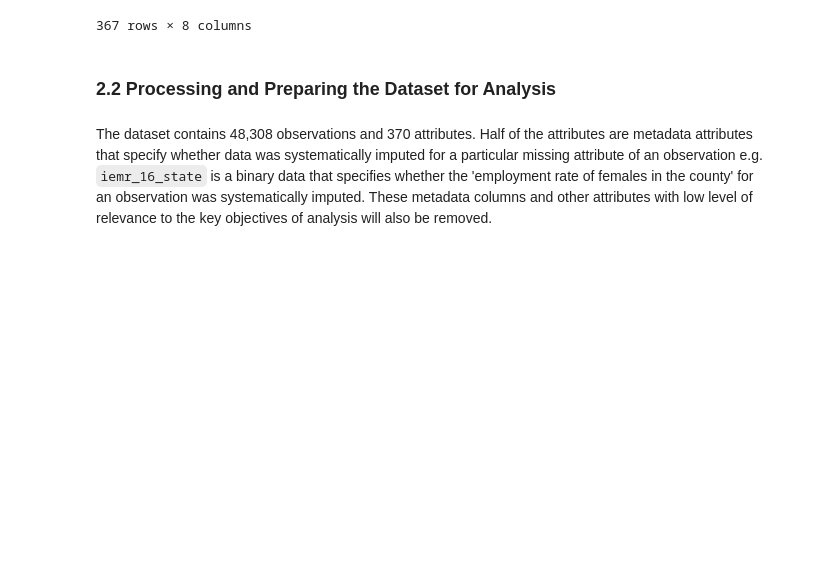
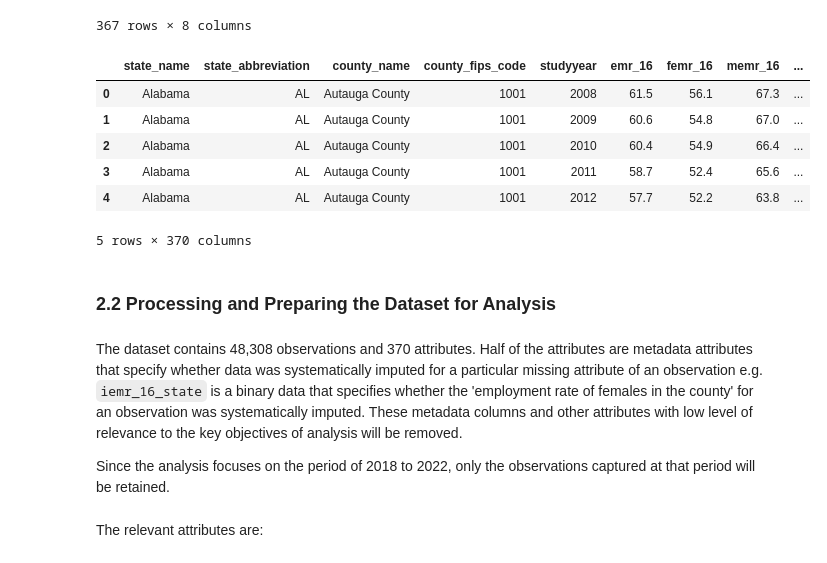
Before and after one commit to kaymighty86/us-poverty-rate-analysis, a Jupyter notebook: us_poverty_rate_analysis_notebook.ipynb, the cells around one changed output. Drawn from its saved outputs; the diff is of its cells as text; code cells hidden in the pictures; blank space fills up the shorter version.

```diff
--- a/us_poverty_rate_analysis_notebook.ipynb
+++ b/us_poverty_rate_analysis_notebook.ipynb
@@ -59,7 +60,21 @@ raw_df.describe().T
 | imemp_p_state | 48308.0 | 1.000000 | 0.000000 | 1.0 | 1.0 | 1.0 | 1.0 | 1.0 |
 | ifemp_p_state | 48308.0 | 1.000000 | 0.000000 | 1.0 | 1.0 | 1.0 | 1.0 | 1.0 |
 367 rows × 8 columns
+# %%
+raw_df.head()
+# %% [output]
+|  | state_name | state_abbreviation | county_name | county_fips_code | studyyear | emr_16 | femr_16 | memr_16 | ... |
+| 0 | Alabama | AL | Autauga County | 1001 | 2008 | 61.5 | 56.1 | 67.3 | ... |
+| 1 | Alabama | AL | Autauga County | 1001 | 2009 | 60.6 | 54.8 | 67.0 | ... |
+| 2 | Alabama | AL | Autauga County | 1001 | 2010 | 60.4 | 54.9 | 66.4 | ... |
+| 3 | Alabama | AL | Autauga County | 1001 | 2011 | 58.7 | 52.4 | 65.6 | ... |
+| 4 | Alabama | AL | Autauga County | 1001 | 2012 | 57.7 | 52.2 | 63.8 | ... |
+5 rows × 370 columns
 # %% [markdown]
 ### 2.2 Processing and Preparing the Dataset for Analysis
 # %% [markdown]
-The dataset contains 48,308 observations and 370 attributes. Half of the attributes are metadata attributes that specify whether data was systematically imputed for a particular missing attribute of an observation e.g. `iemr_16_state` is a binary data that specifies whether the 'employment rate of females in the county' for an observation was systematically imputed. These metadata columns and other attributes with low level of relevance to the key objectives of analysis will also be removed.
+The dataset contains 48,308 observations and 370 attributes. Half of the attributes are metadata attributes that specify whether data was systematically imputed for a particular missing attribute of an observation e.g. `iemr_16_state` is a binary data that specifies whether the 'employment rate of females in the county' for an observation was systematically imputed. These metadata columns and other attributes with low level of relevance to the key objectives of analysis will be removed.
+
+Since the analysis focuses on the period of 2018 to 2022, only the observations captured at that period will be retained.
+# %% [markdown]
+The relevant attributes are:
```
Also changed, not shown: parts of 24 cells of this notebook.
